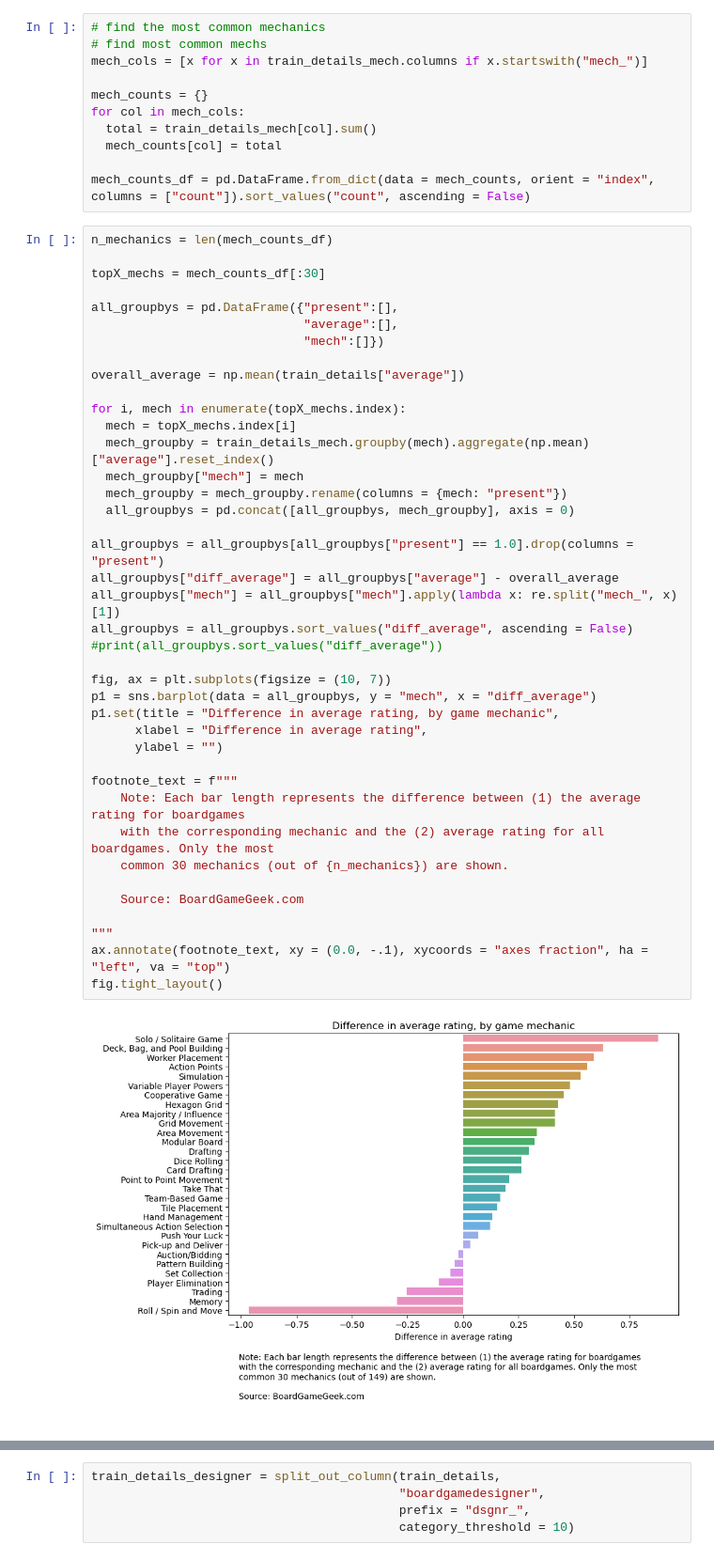
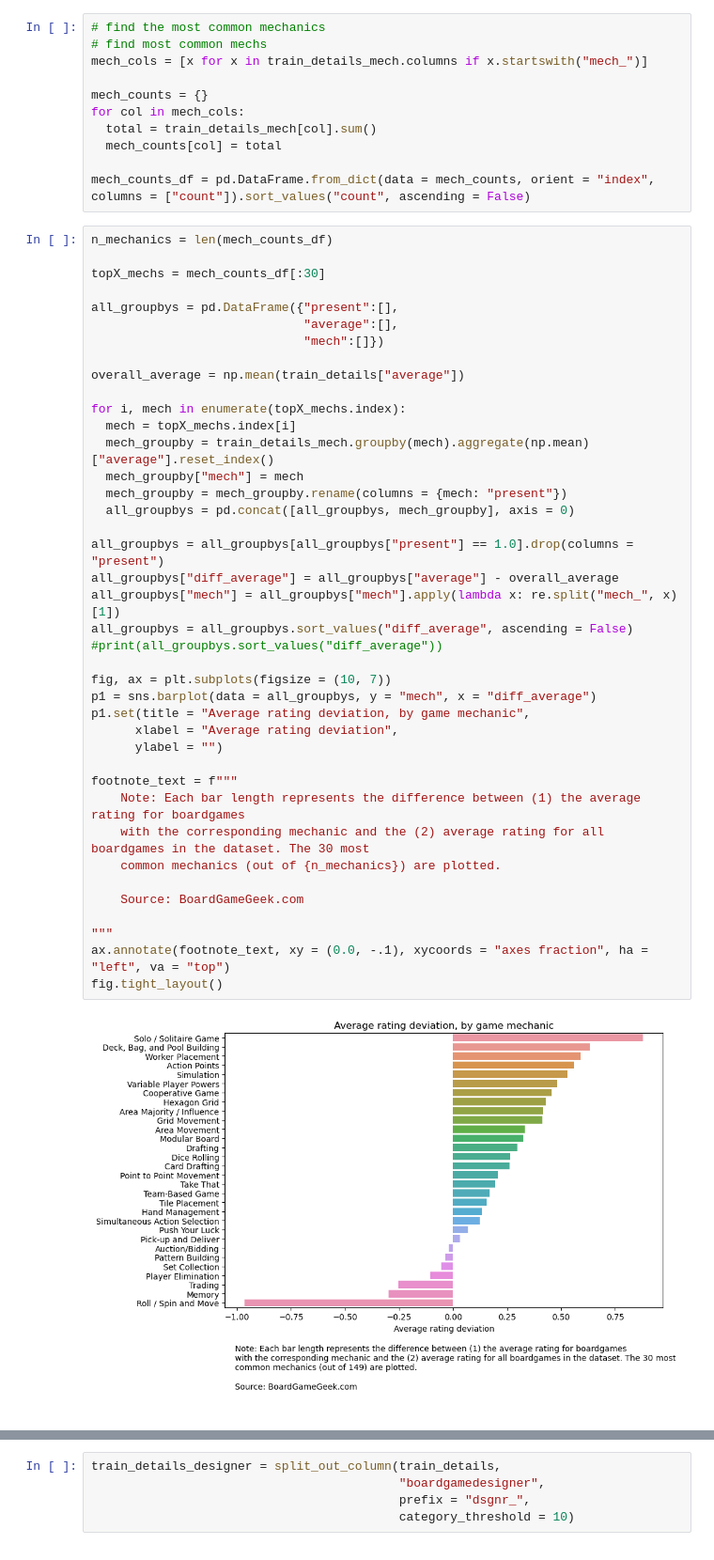
Before and after one commit to jeromematthewcelestine/tidytuesday, a Jupyter notebook: 2023-02-15-boardgames/TidyTuesday - Boardgames.ipynb, the cells around one changed output, grey strips where cells are left out. Shown: that part at 94% size. Cells and saved outputs as stored; diff of their text form.

```diff
--- a/2023-02-15-boardgames/TidyTuesday - Boardgames.ipynb
+++ b/2023-02-15-boardgames/TidyTuesday - Boardgames.ipynb
@@ -344,38 +340,38 @@ all_groupbys = pd.DataFrame({"present":[],
                              "mech":[]})
 
 overall_average = np.mean(train_details["average"])
 
 for i, mech in enumerate(topX_mechs.index):
   mech = topX_mechs.index[i]
   mech_groupby = train_details_mech.groupby(mech).aggregate(np.mean)["average"].reset_index()
   mech_groupby["mech"] = mech
   mech_groupby = mech_groupby.rename(columns = {mech: "present"})
   all_groupbys = pd.concat([all_groupbys, mech_groupby], axis = 0)
 
 all_groupbys = all_groupbys[all_groupbys["present"] == 1.0].drop(columns = "present")
 all_groupbys["diff_average"] = all_groupbys["average"] - overall_average
 all_groupbys["mech"] = all_groupbys["mech"].apply(lambda x: re.split("mech_", x)[1])
 all_groupbys = all_groupbys.sort_values("diff_average", ascending = False)
 #print(all_groupbys.sort_values("diff_average"))
 
 fig, ax = plt.subplots(figsize = (10, 7))
 p1 = sns.barplot(data = all_groupbys, y = "mech", x = "diff_average")
-p1.set(title = "Difference in average rating, by game mechanic",
-      xlabel = "Difference in average rating",
+p1.set(title = "Average rating deviation, by game mechanic",
+      xlabel = "Average rating deviation",
       ylabel = "")
 
 footnote_text = f"""
     Note: Each bar length represents the difference between (1) the average rating for boardgames
-    with the corresponding mechanic and the (2) average rating for all boardgames. Only the most
-    common 30 mechanics (out of {n_mechanics}) are shown.
+    with the corresponding mechanic and the (2) average rating for all boardgames in the dataset. The 30 most
+    common mechanics (out of {n_mechanics}) are plotted.
 
     Source: BoardGameGeek.com
 
 """
 ax.annotate(footnote_text, xy = (0.0, -.1), xycoords = "axes fraction", ha = "left", va = "top")
 fig.tight_layout()
 # %% [output]
-[figure, old version]
+[figure, new version]
 # %% [markdown]
 ### Designers
 
```
Also changed, not shown: parts of 16 cells of this notebook, 34 other files.
